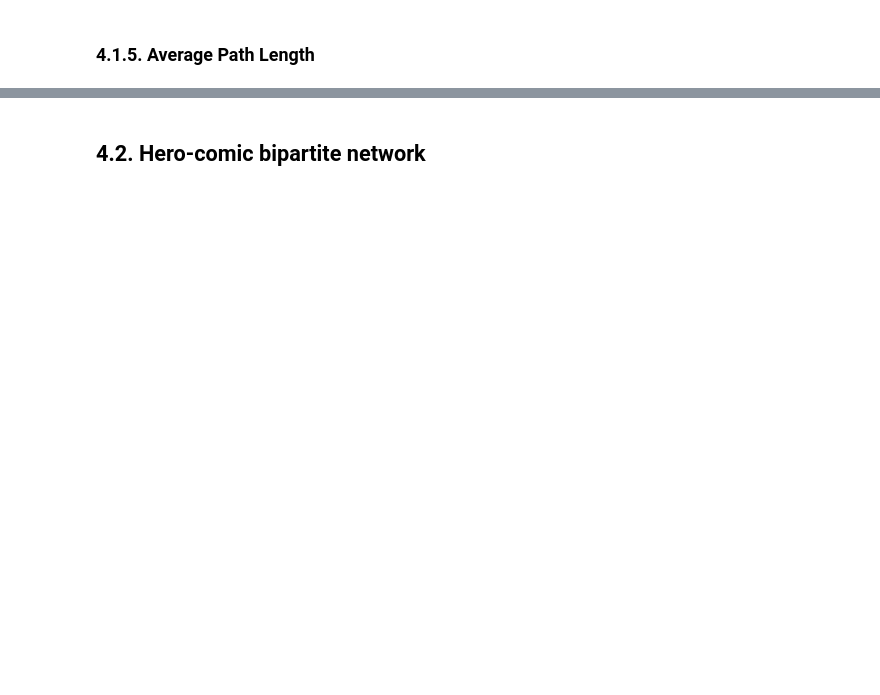
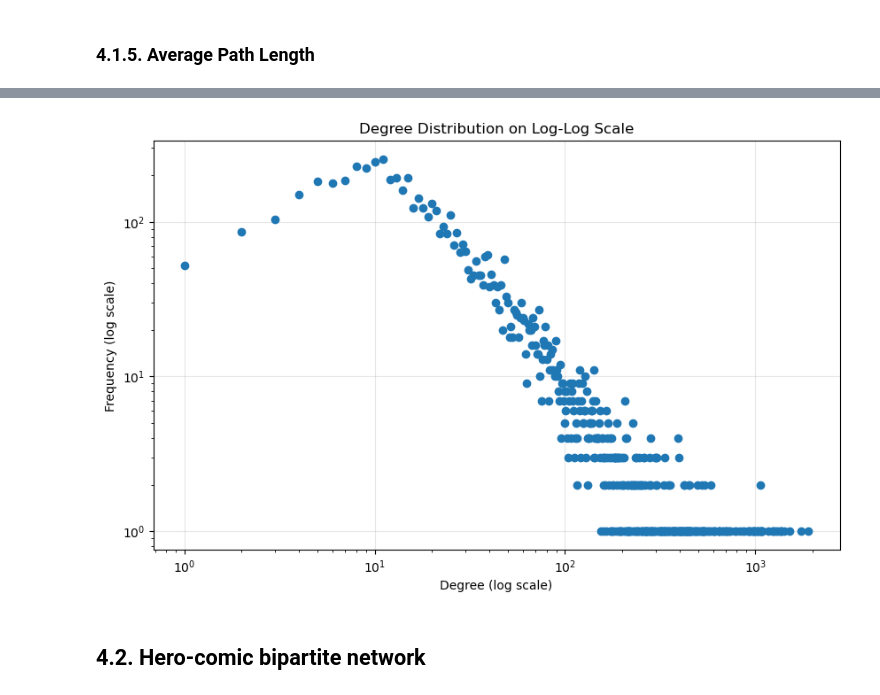
Before and after one commit to Konpyuuta/social-media-analytics, a Jupyter notebook: final_marvel_project.ipynb, the cells around one changed output, grey strips where cells are left out. Saved outputs shown, nothing was run; the diff lists cells and outputs as text; code cells hidden in the pictures; blank space fills up the shorter version.

```diff
--- a/final_marvel_project.ipynb
+++ b/final_marvel_project.ipynb
@@ -973,2 +1100,14 @@ For reference:
+# %%
+# Plot degree distribution on log-log scale to check for power law
+degree_counts = pd.Series(degrees).value_counts().sort_index()
+plt.figure(figsize=(10, 6))
+plt.loglog(degree_counts.index, degree_counts.values, 'o')
+plt.xlabel('Degree (log scale)')
+plt.ylabel('Frequency (log scale)')
+plt.title('Degree Distribution on Log-Log Scale')
+plt.grid(True, alpha=0.3)
+plt.show()
+# %% [output]
+[figure, added]
 # %% [markdown]
 ## 4.2. Hero-comic bipartite network
```
Also changed, not shown: parts of 60 cells of this notebook.
